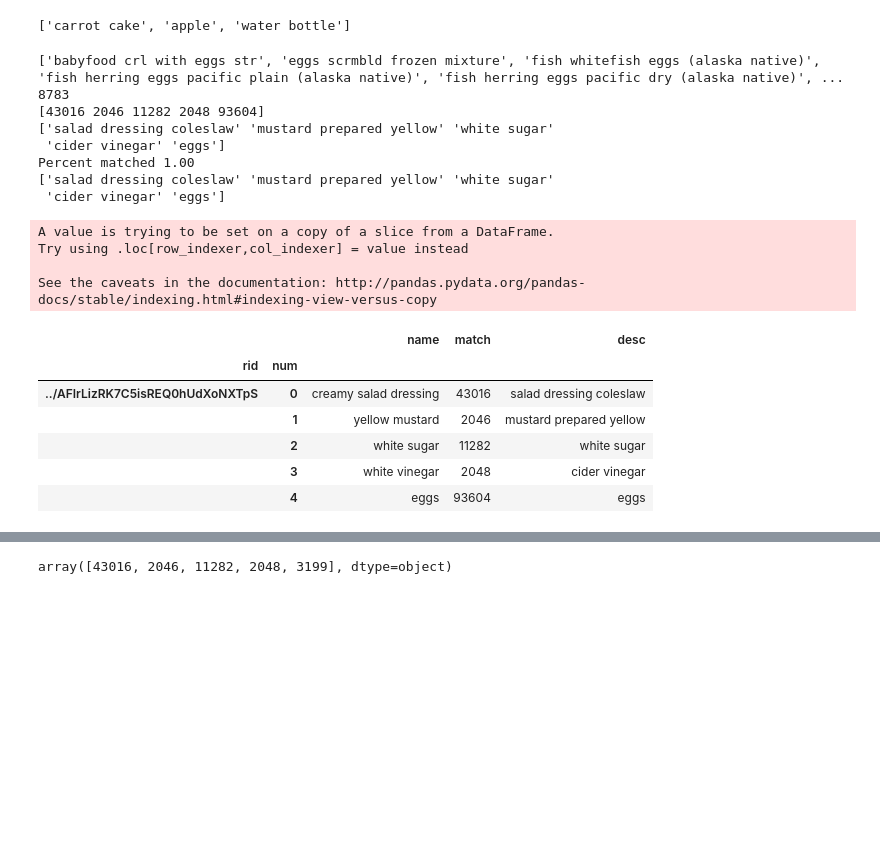
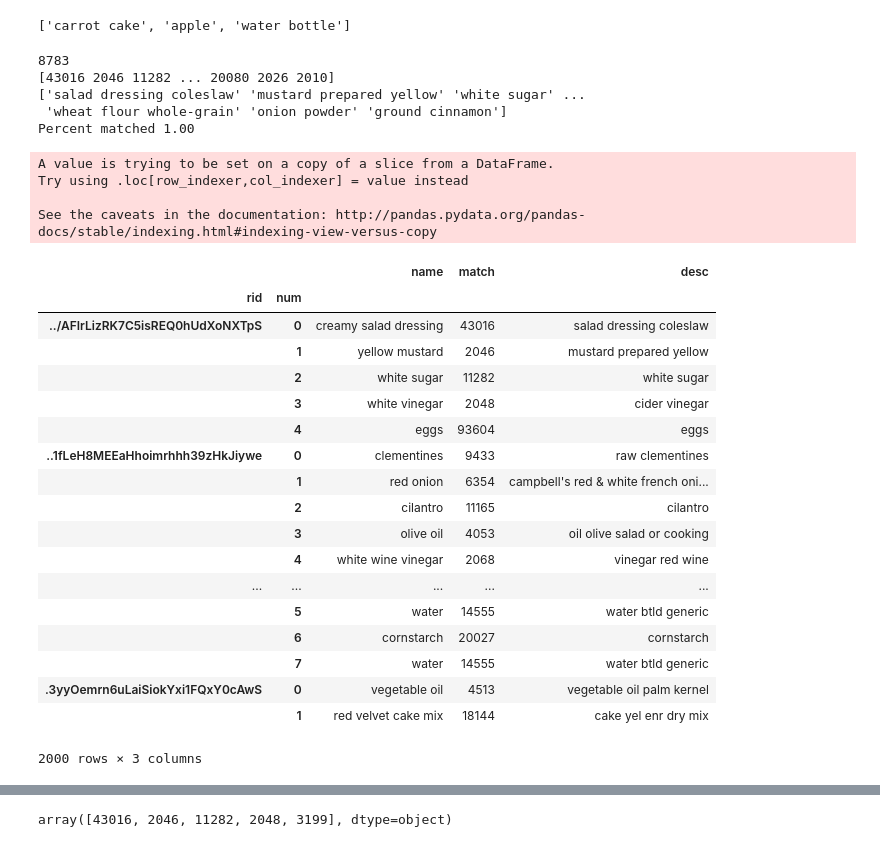
Before and after one commit to aliceedeng/SmartFridge, a Jupyter notebook: data_processing/join_review.ipynb, the cells around one changed output, grey strips where cells are left out. Cells and saved outputs as stored; diff of their text form; code cells hidden in the pictures; blank space fills up the shorter version.

Commit message:
join prepped for parallelization

```diff
--- a/data_processing/join_review.ipynb
+++ b/data_processing/join_review.ipynb
@@ -104,26 +103,34 @@ def matches_fuzzy(ing_in, ingredients, comp=None, mapper=None):
     return out, strs
 # %%
 #print(ing_id_map)
-my_matches, strs = matches_fuzzy(subset_names['name'].head(), ti2['desc'], mapper=ing_id_map, comp=fuzz.token_set_ratio) # comp is one of ratio, partial_ratio, token_set_ratio\
-print(strs)
-join_ingredients(subset_names.head(), my_matches, ti2)
+my_matches, strs = matches_fuzzy(subset_names['name'], ti2['desc'], mapper=ing_id_map, comp=fuzz.token_set_ratio) # comp is one of ratio, partial_ratio, token_set_ratio\
+join_ingredients(subset_names, my_matches, ti2)
 # %% [output]
-['babyfood crl with eggs str', 'eggs scrmbld frozen mixture', 'fish whitefish eggs (alaska native)', 'fish herring eggs pacific plain (alaska native)', 'fish herring eggs pacific dry (alaska native)', ...
 8783
-[43016 2046 11282 2048 93604]
-['salad dressing coleslaw' 'mustard prepared yellow' 'white sugar'
- 'cider vinegar' 'eggs']
+[43016 2046 11282 ... 20080 2026 2010]
+['salad dressing coleslaw' 'mustard prepared yellow' 'white sugar' ...
+ 'wheat flour whole-grain' 'onion powder' 'ground cinnamon']
 Percent matched 1.00
-['salad dressing coleslaw' 'mustard prepared yellow' 'white sugar'
- 'cider vinegar' 'eggs']
 A value is trying to be set on a copy of a slice from a DataFrame.
 Try using .loc[row_indexer,col_indexer] = value instead
 
 See the caveats in the documentation: http://pandas.pydata.org/pandas-docs/stable/indexing.html#indexing-view-versus-copy
 |  |  | name | match | desc |
 | rid | num |  |  |  |
 | ../AFIrLizRK7C5isREQ0hUdXoNXTpS | 0 | creamy salad dressing | 43016 | salad dressing coleslaw |
 |  | 1 | yellow mustard | 2046 | mustard prepared yellow |
 |  | 2 | white sugar | 11282 | white sugar |
 |  | 3 | white vinegar | 2048 | cider vinegar |
 |  | 4 | eggs | 93604 | eggs |
+| ..1fLeH8MEEaHhoimrhhh39zHkJiywe | 0 | clementines | 9433 | raw clementines |
+|  | 1 | red onion | 6354 | campbell's red & white french oni... |
+|  | 2 | cilantro | 11165 | cilantro |
+|  | 3 | olive oil | 4053 | oil olive salad or cooking |
+|  | 4 | white wine vinegar | 2068 | vinegar red wine |
+| ... | ... | ... | ... | ... |
+|  | 5 | water | 14555 | water btld generic |
+|  | 6 | cornstarch | 20027 | cornstarch |
+|  | 7 | water | 14555 | water btld generic |
+| .3yyOemrn6uLaiSiokYxi1FQxY0cAwS | 0 | vegetable oil | 4513 | vegetable oil palm kernel |
+|  | 1 | red velvet cake mix | 18144 | cake yel enr dry mix |
+2000 rows × 3 columns
```
Also changed, not shown: parts of 7 cells of this notebook, 6 other files.
